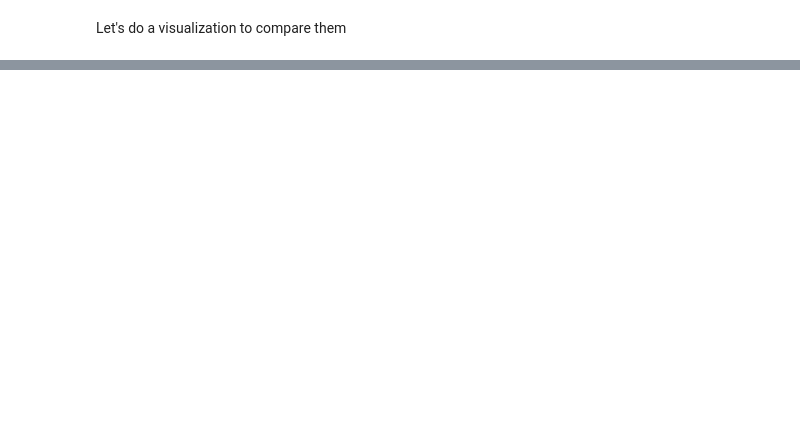
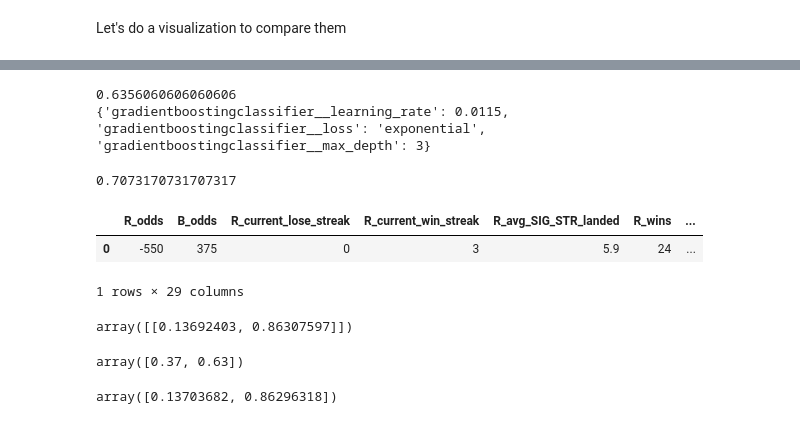
Before and after one commit to siliang0426/UFC-MLP-ML-Model-Prediction, a Jupyter notebook: analysis.ipynb, the cells around one changed output, grey strips where cells are left out. Saved outputs shown, nothing was run; the diff lists cells and outputs as text; code cells hidden in the pictures; blank space fills up the shorter version.

```diff
--- a/analysis.ipynb
+++ b/analysis.ipynb
@@ -614,0 +912,32 @@ Passing `palette` without assigning `hue` is deprecated and will be removed in v
+# %%
+print(gbc_para.best_score_)
+print(gbc_para.best_params_)
+gbc_bestmodel = gbc_para.best_estimator_
+# %% [output]
+0.6356060606060606
+{'gradientboostingclassifier__learning_rate': 0.0115, 'gradientboostingclassifier__loss': 'exponential', 'gradientboostingclassifier__max_depth': 3}
+# %%
+pred_gbc = gbc_para.best_estimator_.predict(women_straw_X_test)
+print(accuracy_score(y_pred=pred_gbc,y_true=women_straw_y_test))
+# %% [output]
+0.7073170731707317
+# %%
+weili_pred = pd.read_csv("ufc-300.csv")
+# %%
+weili_pred
+# %% [output]
+|  | R_odds | B_odds | R_current_lose_streak | R_current_win_streak | R_avg_SIG_STR_landed | R_wins | ... |
+| 0 | -550 | 375 | 0 | 3 | 5.9 | 24 | ... |
+1 rows × 29 columns
+# %%
+best_model.predict_proba(weili_pred)
+# %% [output]
+array([[0.13692403, 0.86307597]])
+# %%
+rf_bestmodel.predict_proba(weili_pred)[0]
+# %% [output]
+array([0.37, 0.63])
+# %%
+gbc_bestmodel.predict_proba(weili_pred)[0]
+# %% [output]
+array([0.13703682, 0.86296318])
```
Also changed, not shown: parts of 39 cells of this notebook, 3 other files.
